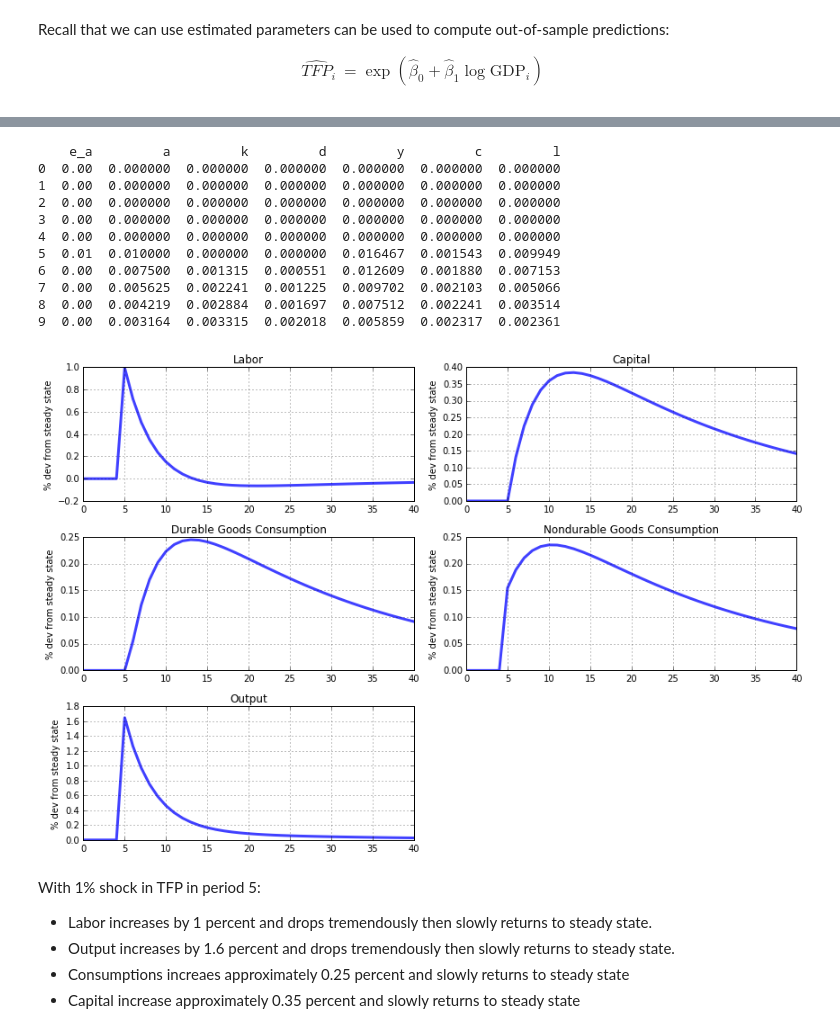
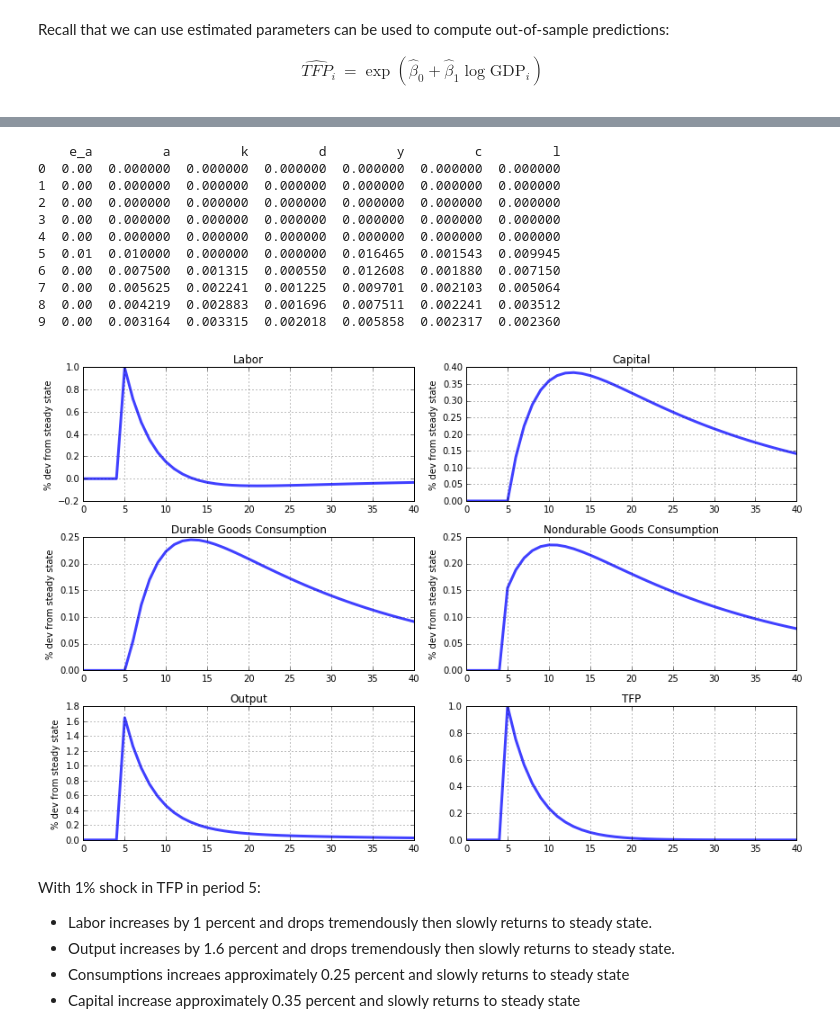
Before and after one commit to phonghle/RBC-Model-Project, a Jupyter notebook: Project RBC Model with Durable and Nondurable Goods.ipynb, the cells around one changed output, grey strips where cells are left out. Cells and saved outputs as stored; diff of their text form; code cells hidden in the pictures.

```diff
--- a/Project RBC Model with Durable and Nondurable Goods.ipynb
+++ b/Project RBC Model with Durable and Nondurable Goods.ipynb
@@ -399,11 +449,7 @@ def equilibrium_equations(variables_forward,variables_current,parameters):
 # %%
-# Initializing the model using linearsolve (ls.) function and variable list, state variables orderd first, and excogenous shocks for each state variables
-varNames = ['a','k','d','y','c','l']
-shockNames = ['e_a','e_k','e_d']
+# Initializing the model using linearsolve module: state variables orderd first, and excogenous shocks for each state variables
 model = ls.model(equations = equilibrium_equations,
-                 nstates=3,
-                 varNames=varNames,
-                 shockNames=shockNames,
+                 n_states=3,
+                 var_names=varNames,
+                 shock_names=shockNames,
                  parameters=parameters)
-
-help(ls.model)
@@ -459,9 +487,9 @@ Log-linear equilibrium conditions:
 # %%
 # Finding the impulse response to the shocks. In this case, 1% shock in TFP.
-model.impulse(T =41,t0=5,shocks=[0.01,0,0])
+model.impulse(T=41,t0=5,shocks=[0.01,0,0])
 
 # Results of first 10 period
-print(model.xirs['e_a'].head(10))
+print(model.irs['e_a'].head(10))
 # %% [output]
     e_a         a         k         d         y         c         l
 0  0.00  0.000000  0.000000  0.000000  0.000000  0.000000  0.000000
@@ -469,38 +497,44 @@ print(model.xirs['e_a'].head(10))
 2  0.00  0.000000  0.000000  0.000000  0.000000  0.000000  0.000000
 3  0.00  0.000000  0.000000  0.000000  0.000000  0.000000  0.000000
 4  0.00  0.000000  0.000000  0.000000  0.000000  0.000000  0.000000
-5  0.01  0.010000  0.000000  0.000000  0.016467  0.001543  0.009949
-6  0.00  0.007500  0.001315  0.000551  0.012609  0.001880  0.007153
-7  0.00  0.005625  0.002241  0.001225  0.009702  0.002103  0.005066
-8  0.00  0.004219  0.002884  0.001697  0.007512  0.002241  0.003514
-9  0.00  0.003164  0.003315  0.002018  0.005859  0.002317  0.002361
+5  0.01  0.010000  0.000000  0.000000  0.016465  0.001543  0.009945
+6  0.00  0.007500  0.001315  0.000550  0.012608  0.001880  0.007150
+7  0.00  0.005625  0.002241  0.001225  0.009701  0.002103  0.005064
+8  0.00  0.004219  0.002883  0.001696  0.007511  0.002241  0.003512
+9  0.00  0.003164  0.003315  0.002018  0.005858  0.002317  0.002360
 # %%
 # Create figure.
 
 fig = plt.figure(figsize=(12,8))
 
 # Create axis, with 3 rows and two columns
 
 ax1 = fig.add_subplot(3,2,1)
 (model.irs['e_a']['l']*100).plot(ax=ax1,lw=3,alpha=0.75,title='Labor',grid=True)
 ax1.set_ylabel('% dev from steady state')
+
 ax2 = fig.add_subplot(3,2,2)
 (model.irs['e_a']['k']*100).plot(ax=ax2,lw=3,alpha=0.75,title='Capital',grid=True)
 ax2.set_ylabel('% dev from steady state')
+
 ax3 = fig.add_subplot(3,2,3)
 (model.irs['e_a']['d']*100).plot(ax=ax3,lw=3,alpha=0.75,title='Durable Goods Consumption',grid=True)
 ax3.set_ylabel('% dev from steady state')
+
 ax4 = fig.add_subplot(3,2,4)
 (model.irs['e_a']['c']*100).plot(ax=ax4,lw=3,alpha=0.75,title='Nondurable Goods Consumption',grid=True)
 ax4.set_ylabel('% dev from steady state')
-
 ax5 = fig.add_subplot(3,2,5)
 (model.irs['e_a']['y']*100).plot(ax=ax5,lw=3,alpha=0.75,title='Output',grid=True)
 ax5.set_ylabel('% dev from steady state')
 
+ax6 = fig.add_subplot(3,2,6)
+(model.irs['e_a']['a']*100).plot(ax=ax6,lw=3,alpha=0.75,title='TFP',grid=True)
+
+
 fig.tight_layout()
 # %% [output]
-[figure, old version]
+[figure, new version]
 # %% [markdown]
 With 1% shock in TFP in period 5:
 - Labor increases by 1 percent and drops tremendously then slowly returns to steady state.
```
Also changed, not shown: parts of 30 cells of this notebook.
